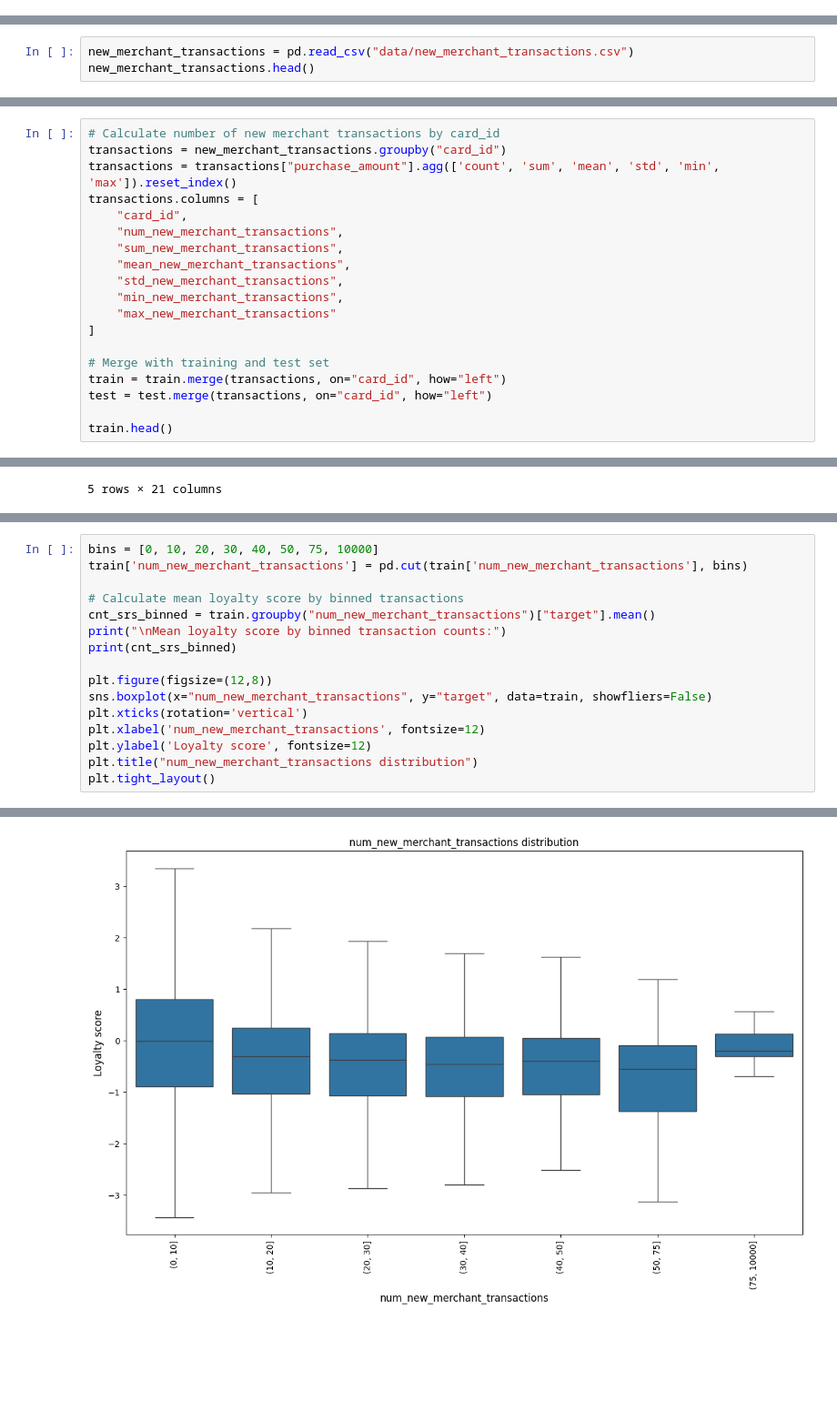
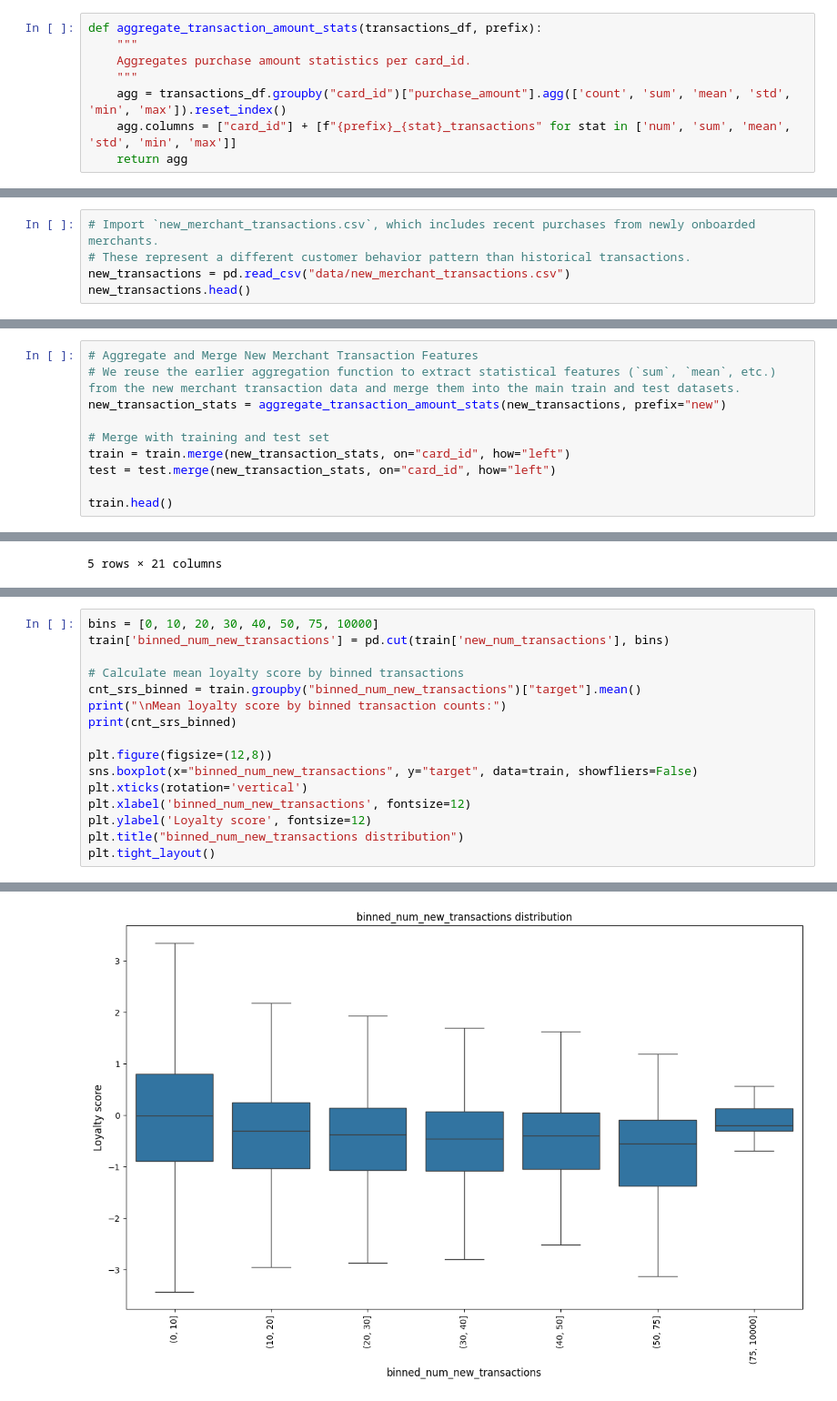
Before and after one commit to pettoss/AAI-510-project, a Jupyter notebook: data_processing.ipynb, the cells around one changed output, grey strips where cells are left out. Shown at 91% size. Drawn from its saved outputs; the diff is of its cells as text; blank space fills up the shorter version.

```diff
--- a/data_processing.ipynb
+++ b/data_processing.ipynb
@@ -76,4 +79,12 @@ historical_transactions.head()
 | 2 | Y | C_ID_4e6213e9bc | 88 | N | 0 | A | 80 | ... |
 | 3 | Y | C_ID_4e6213e9bc | 88 | N | 0 | A | 560 | ... |
 | 4 | Y | C_ID_4e6213e9bc | 88 | N | 0 | A | 80 | ... |
+# %%
+def aggregate_transaction_amount_stats(transactions_df, prefix):
+    """
+    Aggregates purchase amount statistics per card_id.
+    """
+    agg = transactions_df.groupby("card_id")["purchase_amount"].agg(['count', 'sum', 'mean', 'std', 'min', 'max']).reset_index()
+    agg.columns = ["card_id"] + [f"{prefix}_{stat}_transactions" for stat in ['num', 'sum', 'mean', 'std', 'min', 'max']]
+    return agg
 # %%
@@ -165,6 +209,8 @@ Name: target, dtype: float64
 # %%
-new_merchant_transactions = pd.read_csv("data/new_merchant_transactions.csv")
-new_merchant_transactions.head()
+# Import `new_merchant_transactions.csv`, which includes recent purchases from newly onboarded merchants.
+# These represent a different customer behavior pattern than historical transactions.
+new_transactions = pd.read_csv("data/new_merchant_transactions.csv")
+new_transactions.head()
 # %% [output]
 |  | authorized_flag | card_id | city_id | category_1 | installments | category_3 | merchant_category_id | ... |
 | 0 | Y | C_ID_415bb3a509 | 107 | N | 1 | B | 307 | ... |
@@ -173,22 +219,13 @@ new_merchant_transactions.head()
 | 3 | Y | C_ID_415bb3a509 | -1 | Y | 1 | B | 661 | ... |
 | 4 | Y | C_ID_ef55cf8d4b | -1 | Y | 1 | B | 166 | ... |
 # %%
-# Calculate number of new merchant transactions by card_id
-transactions = new_merchant_transactions.groupby("card_id")
-transactions = transactions["purchase_amount"].agg(['count', 'sum', 'mean', 'std', 'min', 'max']).reset_index()
-transactions.columns = [
-    "card_id",
-    "num_new_merchant_transactions",
-    "sum_new_merchant_transactions",
-    "mean_new_merchant_transactions",
-    "std_new_merchant_transactions",
-    "min_new_merchant_transactions",
-    "max_new_merchant_transactions"
-]
+# Aggregate and Merge New Merchant Transaction Features
+# We reuse the earlier aggregation function to extract statistical features (`sum`, `mean`, etc.) from the new merchant transaction data and merge them into the main train and test datasets.
+new_transaction_stats = aggregate_transaction_amount_stats(new_transactions, prefix="new")
 
 # Merge with training and test set
-train = train.merge(transactions, on="card_id", how="left")
-test = test.merge(transactions, on="card_id", how="left")
+train = train.merge(new_transaction_stats, on="card_id", how="left")
+test = test.merge(new_transaction_stats, on="card_id", how="left")
 
 train.head()
 # %% [output]
@@ -215,18 +262,18 @@ plt.show()
 # %%
 bins = [0, 10, 20, 30, 40, 50, 75, 10000]
-train['num_new_merchant_transactions'] = pd.cut(train['num_new_merchant_transactions'], bins)
+train['binned_num_new_transactions'] = pd.cut(train['new_num_transactions'], bins)
 
 # Calculate mean loyalty score by binned transactions
-cnt_srs_binned = train.groupby("num_new_merchant_transactions")["target"].mean()
+cnt_srs_binned = train.groupby("binned_num_new_transactions")["target"].mean()
 print("\nMean loyalty score by binned transaction counts:")
 print(cnt_srs_binned)
 
 plt.figure(figsize=(12,8))
-sns.boxplot(x="num_new_merchant_transactions", y="target", data=train, showfliers=False)
+sns.boxplot(x="binned_num_new_transactions", y="target", data=train, showfliers=False)
 plt.xticks(rotation='vertical')
-plt.xlabel('num_new_merchant_transactions', fontsize=12)
+plt.xlabel('binned_num_new_transactions', fontsize=12)
 plt.ylabel('Loyalty score', fontsize=12)
-plt.title("num_new_merchant_transactions distribution")
+plt.title("binned_num_new_transactions distribution")
 plt.tight_layout()
 # %% [output]
 Mean loyalty score by binned transaction counts:
@@ -234,9 +281,9 @@ num_new_merchant_transactions
 (0, 10]       -0.385467
 (10, 20]      -0.685215
 (20, 30]      -0.678870
 (30, 40]      -0.724951
 (40, 50]      -0.731390
 (50, 75]      -0.792230
 (75, 10000]   -0.145949
 Name: target, dtype: float64
-[figure, old version]
+[figure, new version]
```
Also changed, not shown: parts of 17 cells of this notebook.
